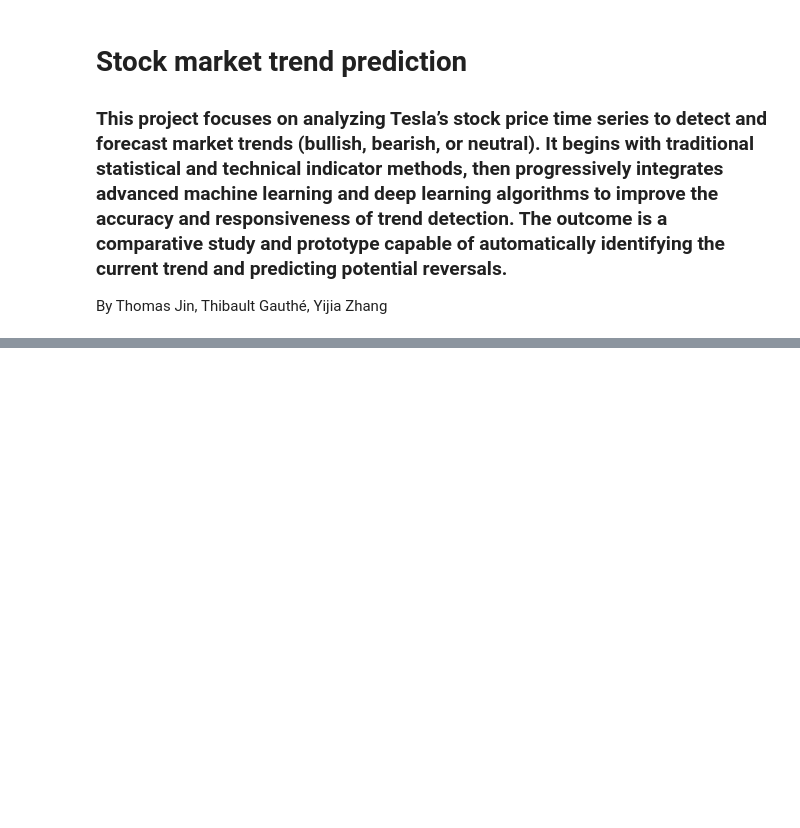
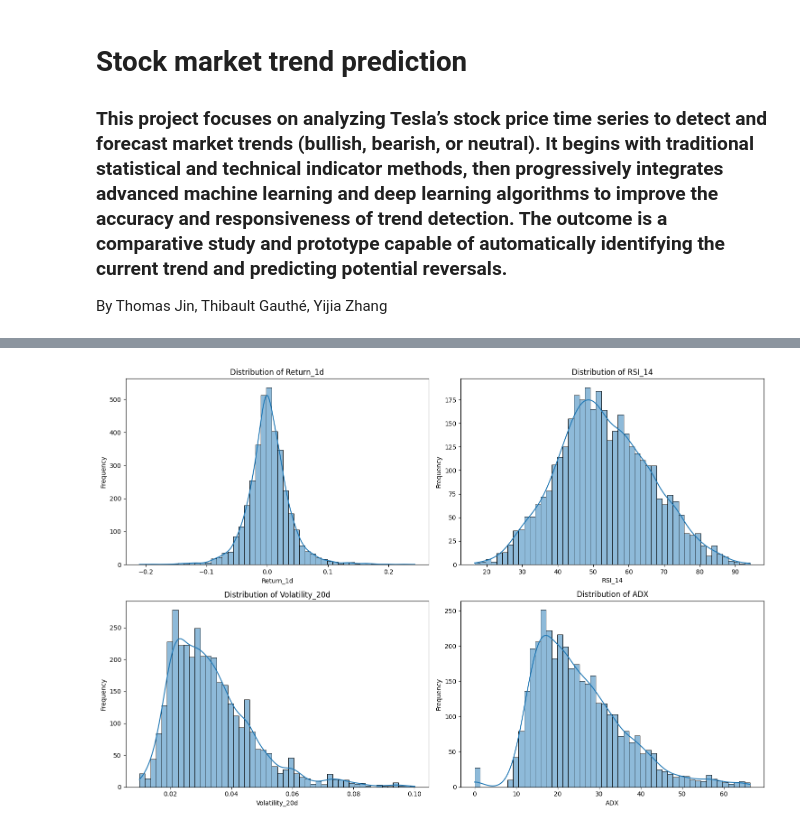
Before and after one commit to Thomasjiin/ML_Project, a Jupyter notebook: Tesla_stock_trend_prediction.ipynb, the cells around one changed output, grey strips where cells are left out. Saved outputs shown, nothing was run; the diff lists cells and outputs as text; code cells hidden in the pictures; blank space fills up the shorter version.

```diff
--- a/Tesla_stock_trend_prediction.ipynb
+++ b/Tesla_stock_trend_prediction.ipynb
@@ -120,0 +227,3 @@ plt.show()
+# %%
+data = data.dropna()
+print(data.isnull().sum())
@@ -120,0 +268,18 @@ plt.show()
+# %%
+# Calculate advanced technical indicators like ADX, MACD
+
+# 1. Calculate Average Directional Index (ADX)
+data["ADX"] = ta.trend.adx(high=data["High"], low=data["Low"], close=data["Close"])
+
+# MACD is a trend-following momentum indicator.
+macd_indicator = ta.trend.MACD(close=data["Close"])
+data["MACD"] = macd_indicator.macd()
+
+# 3. Calculate Bollinger Bands
+bollinger_indicator = ta.volatility.BollingerBands(close=data["Close"])
+data["BBL_High"] = bollinger_indicator.bollinger_hband()
+data["BBL_Low"] = bollinger_indicator.bollinger_lband()
+
+# 4. Check if columns are added
+print("Columns added:", ['ADX', 'MACD', 'BBL_High', 'BBL_Low'])
+print(data[['ADX', 'MACD']].tail())
@@ -120,0 +295,24 @@ plt.show()
+# %%
+# List of features to visualize
+features_to_plot = ['Return_1d', 'RSI_14', 'Volatility_20d', 'ADX']
+
+# Create a figure with subplots
+plt.figure(figsize=(15, 10))
+
+for i, feature in enumerate(features_to_plot, 1):
+    plt.subplot(2, 2, i)
+
+    # Check if the column exists to avoid KeyError
+    if feature in data.columns:
+        # Plot histogram with kernel density estimate
+        sns.histplot(data[feature].dropna(), kde=True, bins=50)
+        plt.title(f'Distribution of {feature}')
+        plt.xlabel(feature)
+        plt.ylabel('Frequency')
+    else:
+        print(f"Warning: {feature} not found in data.")
+
+plt.tight_layout()
+plt.show()
+# %% [output]
+[figure, added]
```
Also changed, not shown: parts of 107 cells of this notebook.
